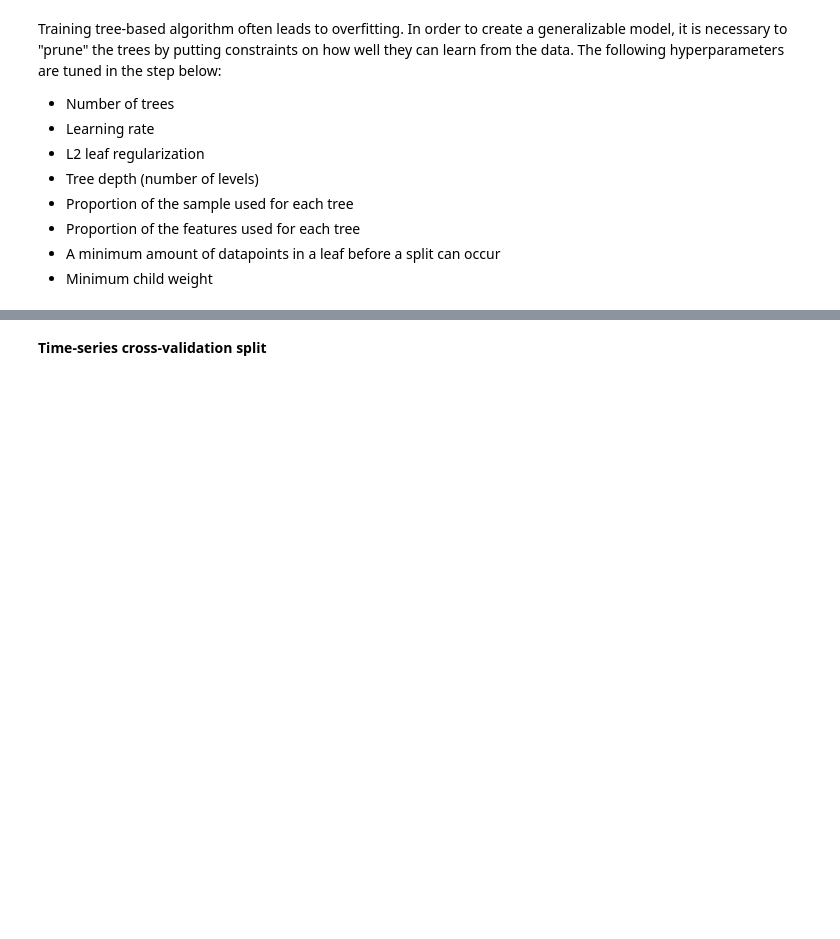
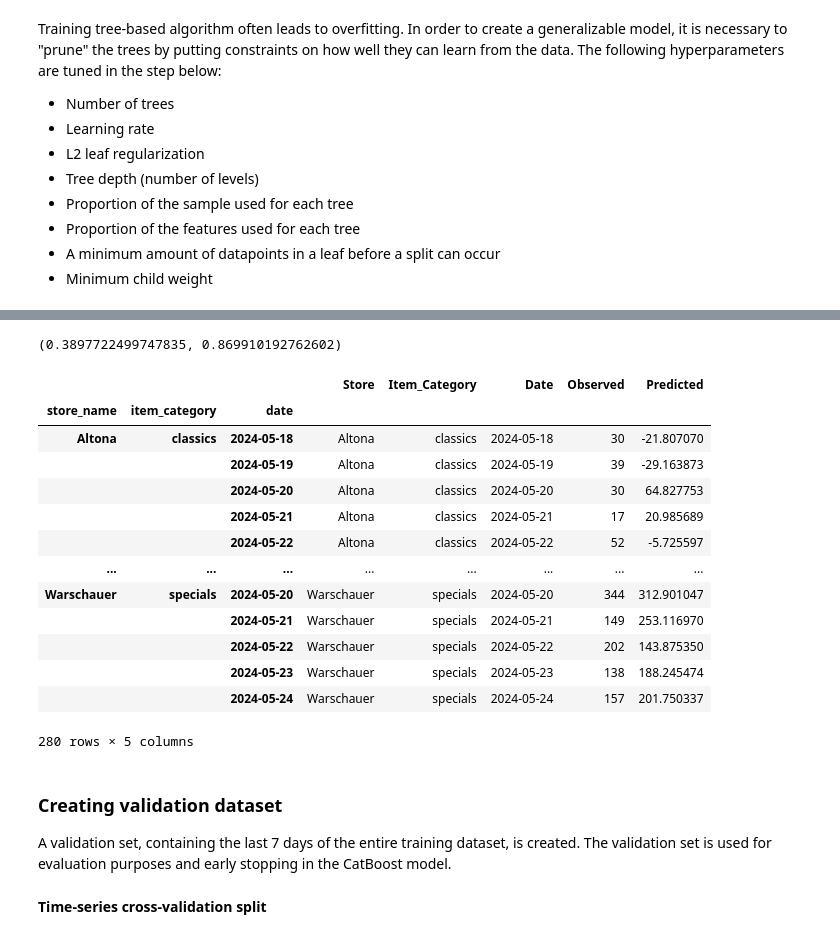
Before and after one commit to vlatko-v/sweet-spot-donut-sales-forecasting, a Jupyter notebook: catboost.ipynb, the cells around one changed output, grey strips where cells are left out. Drawn from its saved outputs; the diff is of its cells as text; code cells hidden in the pictures; blank space fills up the shorter version.

```diff
--- a/catboost.ipynb
+++ b/catboost.ipynb
@@ -91,11 +99,12 @@ In order for the CatBoost algorithm to recognize categorical features, all varia
 # %%
 date = ["date"]
 
-catfeat = ["store_name","item_category","hol_pub","hol_school","weekday","day","month","year","week_year","nye","valentines_day","halloween", "street_market","public_space","box_deal"]
+catfeat = ["store_name","item_category",'box_deal', 'day', 'halloween', 'hol_pub', 'hol_school',
+       'month', 'nye', 'public_space', 'street_market', 'valentines_day','week_year', 'weekday', 'year']
 
 numfeat = ["days_back","temperature_2m_mean","sunshine_duration","precipitation_hours"]
 
-lag = ["lag1","lag2", "lag7"]
+lag = ["lag1","lag2"]
 # %% [markdown]
 Two types of sets were created:
 
@@ -270,0 +193,12 @@ train_2_final = pd.concat(train_2_wind_upd).reset_index().sort_values("date").se
+# %%
+kwargs = {"lag_feature": {
+    "lag":[1,2,3],
+    "mean": [[1,7], [1, 15], [1,30]],
+    "std": [[1,4]]
+    },
+    "target_cols":["total_amount"]}
+
+transformer = WindowSummarizer(**kwargs, n_jobs= -1)
+
+model = CatBoostRegressor(n_estimators = 2620, learning_rate = 0.0487,
+ depth = 5, subsample = 0.21, colsample_bylevel = 0.2, min_data_in_leaf = 21)
@@ -270,0 +209,4 @@ train_2_final = pd.concat(train_2_wind_upd).reset_index().sort_values("date").se
+# %%
+model.fit(X = train.reset_index().set_index("date").drop("total_amount", axis = 1),
+          y = train.reset_index().set_index("date")["total_amount"],
+          cat_features = catfeat)
@@ -270,0 +232,29 @@ train_2_final = pd.concat(train_2_wind_upd).reset_index().sort_values("date").se
+# %%
+predictions_y = model.predict(val.reset_index().set_index("date").drop("total_amount", axis = 1))
+mean_absolute_percentage_error(y_true = val["total_amount"], y_pred = predictions_y), r2_score(y_true = val["total_amount"], y_pred = predictions_y)
+# %% [output]
+(0.3897722499747835, 0.869910192762602)
+# %%
+pd.DataFrame({"Store":val.index.get_level_values(0),
+              "Item_Category":val.index.get_level_values(1),
+              "Date": val.index.get_level_values(2) ,
+              "Observed": val["total_amount"],
+              "Predicted":predictions_y})
+# %% [output]
+|  |  |  | Store | Item_Category | Date | Observed | Predicted |
+| store_name | item_category | date |  |  |  |  |  |
+| Altona | classics | 2024-05-18 | Altona | classics | 2024-05-18 | 30 | -21.807070 |
+|  |  | 2024-05-19 | Altona | classics | 2024-05-19 | 39 | -29.163873 |
+|  |  | 2024-05-20 | Altona | classics | 2024-05-20 | 30 | 64.827753 |
+|  |  | 2024-05-21 | Altona | classics | 2024-05-21 | 17 | 20.985689 |
+|  |  | 2024-05-22 | Altona | classics | 2024-05-22 | 52 | -5.725597 |
+| ... | ... | ... | ... | ... | ... | ... | ... |
+| Warschauer | specials | 2024-05-20 | Warschauer | specials | 2024-05-20 | 344 | 312.901047 |
+|  |  | 2024-05-21 | Warschauer | specials | 2024-05-21 | 149 | 253.116970 |
+|  |  | 2024-05-22 | Warschauer | specials | 2024-05-22 | 202 | 143.875350 |
+|  |  | 2024-05-23 | Warschauer | specials | 2024-05-23 | 138 | 188.245474 |
+|  |  | 2024-05-24 | Warschauer | specials | 2024-05-24 | 157 | 201.750337 |
+280 rows × 5 columns
+# %% [markdown]
+### Creating validation dataset
+A validation set, containing the last 7 days of the entire training dataset, is created. The validation set is used for evaluation purposes and early stopping in the CatBoost model.
```
Also changed, not shown: parts of 43 cells of this notebook, 3 other files.
